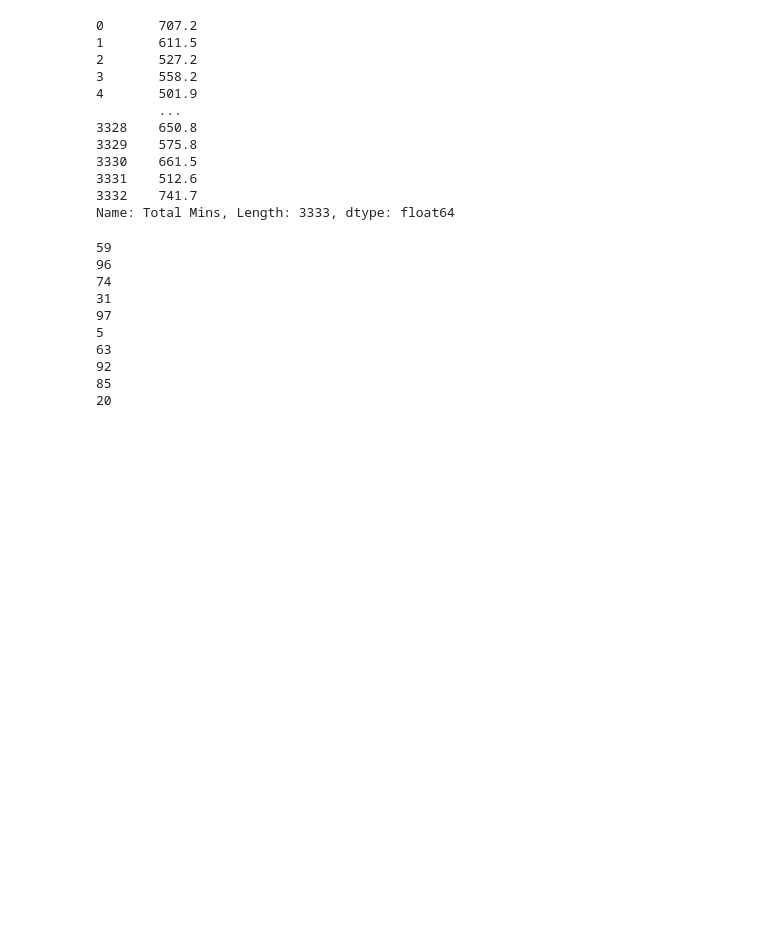
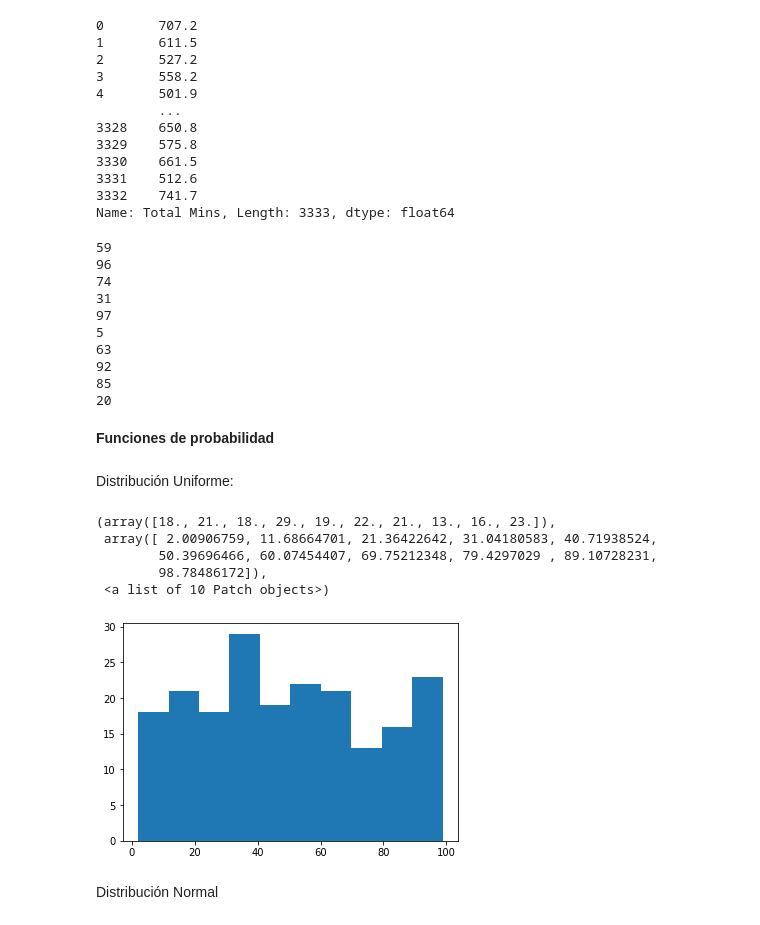
Before and after one commit to bragonzu/CursoPython, a Jupyter notebook: T2_1_DATA_WRANGLING.ipynb, the cells around one changed output. Cells and saved outputs as stored; diff of their text form; code cells hidden in the pictures; blank space fills up the shorter version.

```diff
--- a/T2_1_DATA_WRANGLING.ipynb
+++ b/T2_1_DATA_WRANGLING.ipynb
@@ -258,0 +257,4 @@ for i in range(10):
+# %% [markdown]
+**Funciones de probabilidad**
+# %% [markdown]
+Distribución Uniforme:
@@ -258,0 +265,17 @@ for i in range(10):
+# %%
+a=1
+b=100
+n=200
+data= np.random.uniform(a,b,n)
+# %%
+%matplotlib inline
+plt.hist(data)
+# %% [output]
+(array([18., 21., 18., 29., 19., 22., 21., 13., 16., 23.]),
+ array([ 2.00906759, 11.68664701, 21.36422642, 31.04180583, 40.71938524,
+        50.39696466, 60.07454407, 69.75212348, 79.4297029 , 89.10728231,
+        98.78486172]),
+ <a list of 10 Patch objects>)
+[figure, added]
+# %% [markdown]
+Distribución Normal
```
Also changed, not shown: parts of 23 cells of this notebook.
